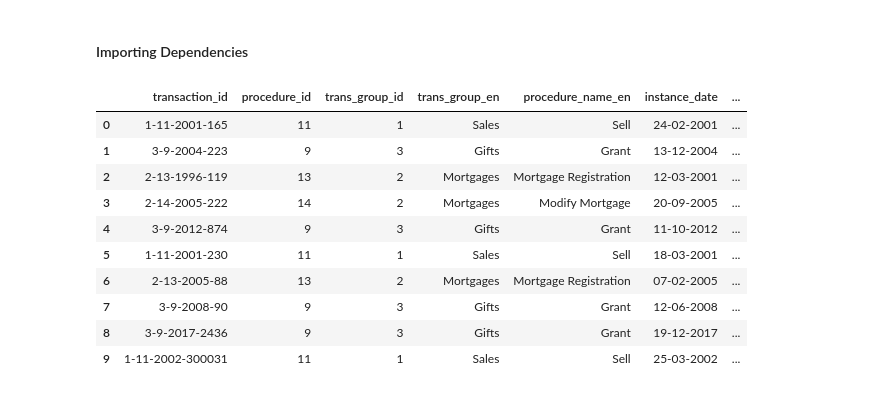
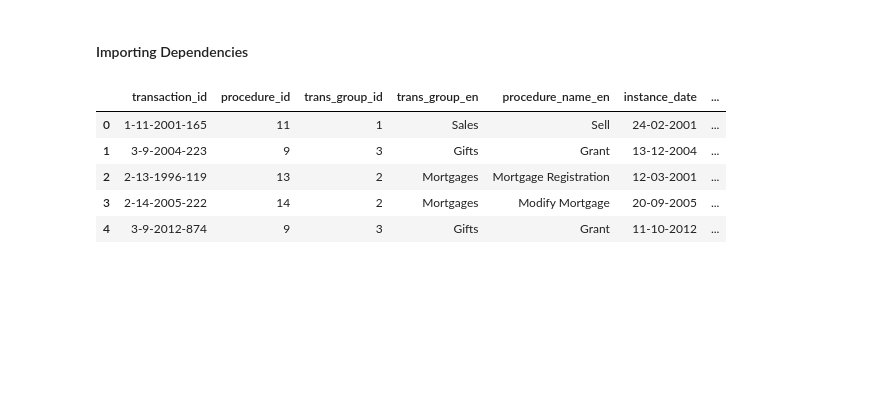
Before and after one commit to AdeelAfzal01/PakGPT, a Jupyter notebook: Prediction.ipynb, the cells around one changed output. Saved outputs shown, nothing was run; the diff lists cells and outputs as text; code cells hidden in the pictures; blank space fills up the shorter version.

Commit message:
Analyzed all the columns

```diff
--- a/Prediction.ipynb
+++ b/Prediction.ipynb
@@ -16,27 +17,21 @@ import kagglehub
 pd.set_option('display.max_rows', 100)
 pd.set_option("display.max_columns", 100)
 # %%
-
 # Download latest version
 # path = kagglehub.dataset_download("alexefimik/dubai-real-estate-transactions-dataset")
 # print("Path to dataset files:", path)
+
+# Loading dataset into pandas dataframe from csv file
+data = pd.read_csv("../datasets/Transactions.csv")
+
+# Discarding Arabic Columns
+df = data.loc[:, ~data.columns.isin(data.filter(regex='_ar').columns.tolist())]
+
+df.head(5)
+# %% [output]
+|  | transaction_id | procedure_id | trans_group_id | trans_group_en | procedure_name_en | instance_date | ... |
+| 0 | 1-11-2001-165 | 11 | 1 | Sales | Sell | 24-02-2001 | ... |
+| 1 | 3-9-2004-223 | 9 | 3 | Gifts | Grant | 13-12-2004 | ... |
+| 2 | 2-13-1996-119 | 13 | 2 | Mortgages | Mortgage Registration | 12-03-2001 | ... |
+| 3 | 2-14-2005-222 | 14 | 2 | Mortgages | Modify Mortgage | 20-09-2005 | ... |
+| 4 | 3-9-2012-874 | 9 | 3 | Gifts | Grant | 11-10-2012 | ... |
-# %%
-# Loading dataset into pandas dataframe from csv file
-# data = pd.read_csv("datasets/Transactions.csv")
-
-# Discarding Arabic Columns
-# df = data.loc[:, ~data.columns.isin(data.filter(regex='_ar').columns.tolist())]
-
-df.head(10)
-# %% [output]
-|  | transaction_id | procedure_id | trans_group_id | trans_group_en | procedure_name_en | instance_date | ... |
-| 0 | 1-11-2001-165 | 11 | 1 | Sales | Sell | 24-02-2001 | ... |
-| 1 | 3-9-2004-223 | 9 | 3 | Gifts | Grant | 13-12-2004 | ... |
-| 2 | 2-13-1996-119 | 13 | 2 | Mortgages | Mortgage Registration | 12-03-2001 | ... |
-| 3 | 2-14-2005-222 | 14 | 2 | Mortgages | Modify Mortgage | 20-09-2005 | ... |
-| 4 | 3-9-2012-874 | 9 | 3 | Gifts | Grant | 11-10-2012 | ... |
-| 5 | 1-11-2001-230 | 11 | 1 | Sales | Sell | 18-03-2001 | ... |
-| 6 | 2-13-2005-88 | 13 | 2 | Mortgages | Mortgage Registration | 07-02-2005 | ... |
-| 7 | 3-9-2008-90 | 9 | 3 | Gifts | Grant | 12-06-2008 | ... |
-| 8 | 3-9-2017-2436 | 9 | 3 | Gifts | Grant | 19-12-2017 | ... |
-| 9 | 1-11-2002-300031 | 11 | 1 | Sales | Sell | 25-03-2002 | ... |
```
Also changed, not shown: parts of 5 cells of this notebook.
